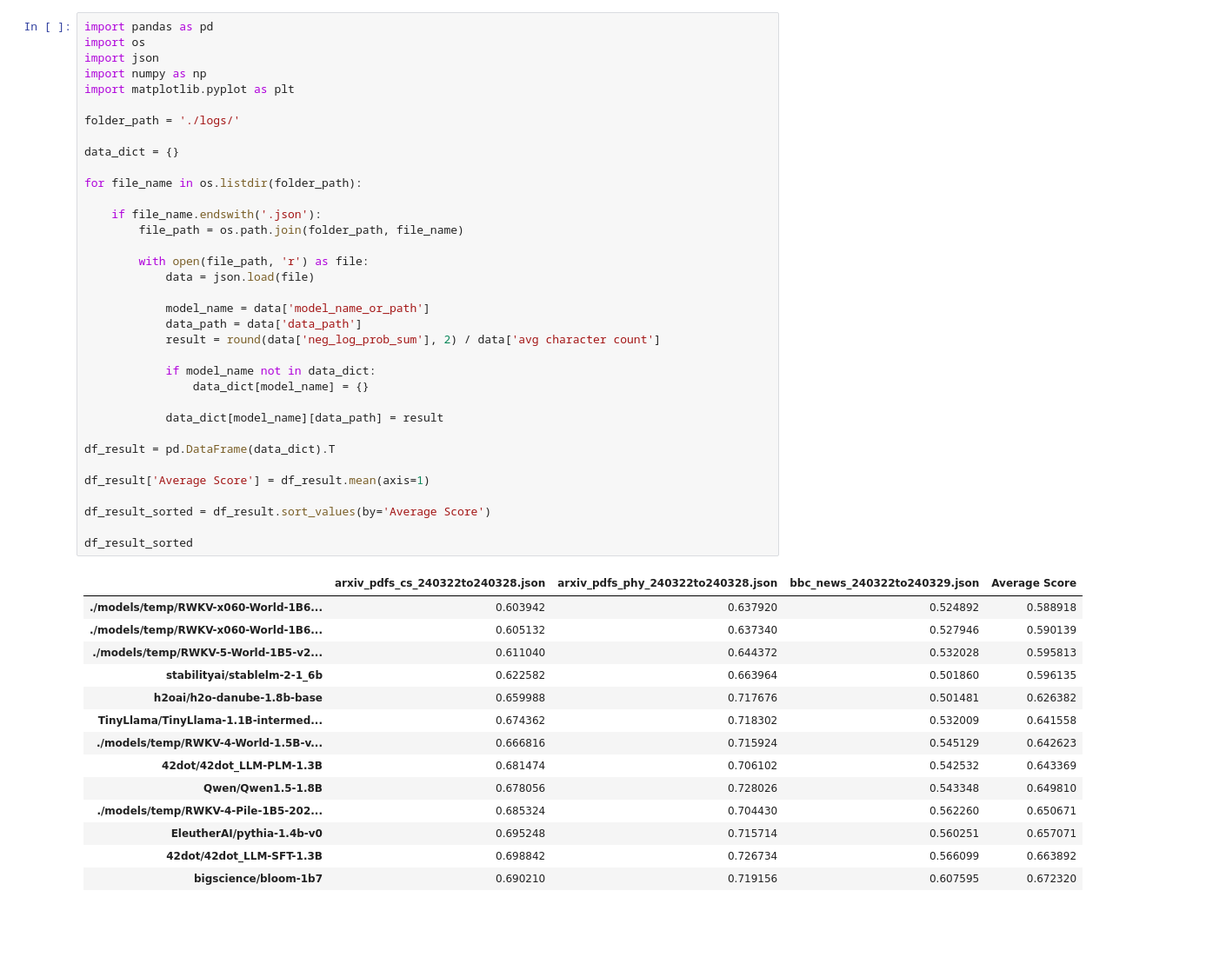
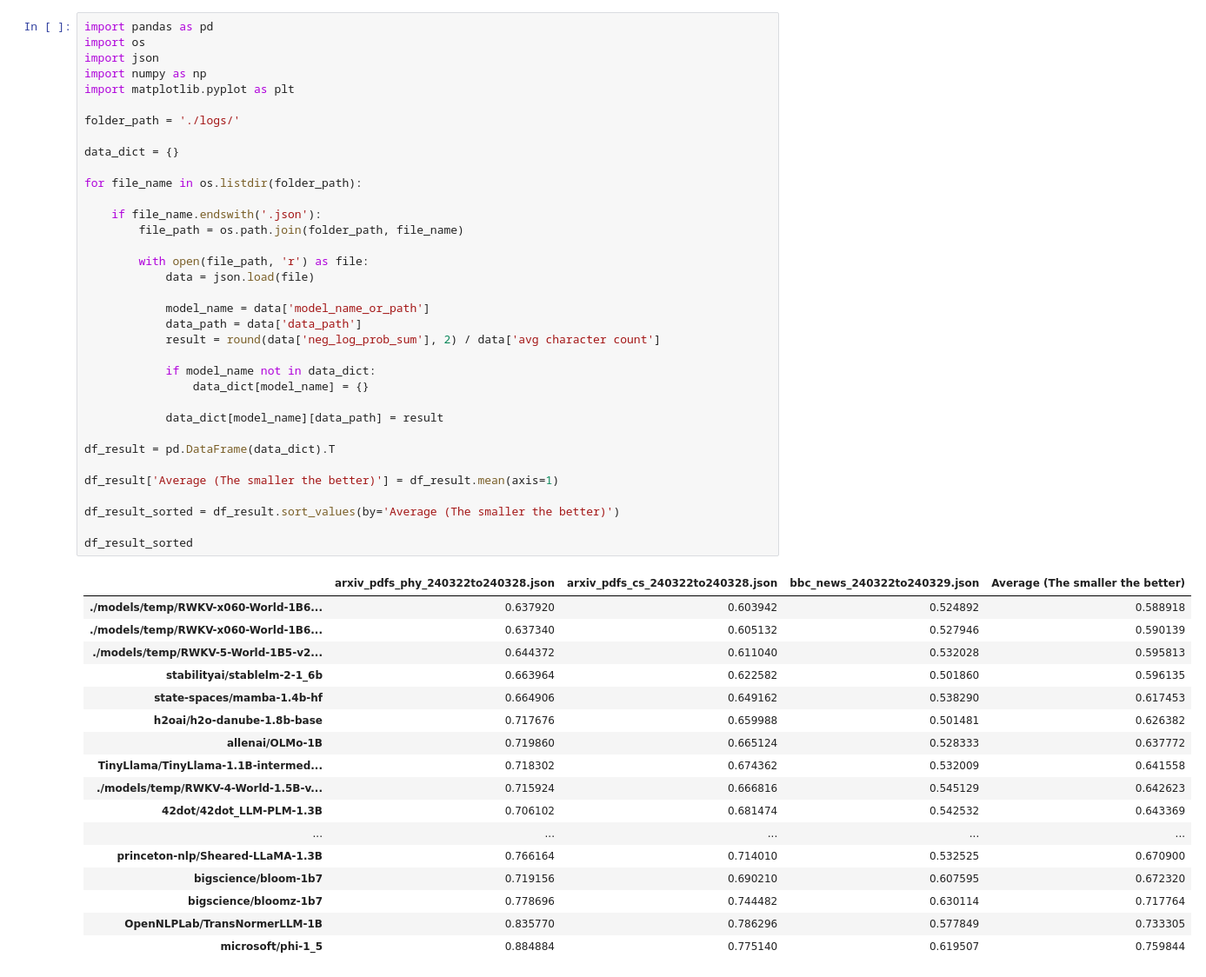
Before and after one commit to Jellyfish042/uncheatable_eval, a Jupyter notebook: show_results.ipynb, the cells around one changed output. Shown at 87% size. Saved outputs shown, nothing was run; the diff lists cells and outputs as text; blank space fills up the shorter version.

```diff
--- a/show_results.ipynb
+++ b/show_results.ipynb
@@ -5,49 +5,52 @@ import json
 import numpy as np
 import matplotlib.pyplot as plt
 
 folder_path = './logs/'
 
 data_dict = {}
 
 for file_name in os.listdir(folder_path):
 
     if file_name.endswith('.json'):
         file_path = os.path.join(folder_path, file_name)
 
         with open(file_path, 'r') as file:
             data = json.load(file)
 
             model_name = data['model_name_or_path']
             data_path = data['data_path']
             result = round(data['neg_log_prob_sum'], 2) / data['avg character count']
 
             if model_name not in data_dict:
                 data_dict[model_name] = {}
 
             data_dict[model_name][data_path] = result
 
 df_result = pd.DataFrame(data_dict).T
 
-df_result['Average Score'] = df_result.mean(axis=1)
+df_result['Average (The smaller the better)'] = df_result.mean(axis=1)
 
-df_result_sorted = df_result.sort_values(by='Average Score')
+df_result_sorted = df_result.sort_values(by='Average (The smaller the better)')
 
 df_result_sorted
 # %% [output]
-|  | arxiv_pdfs_cs_240322to240328.json | arxiv_pdfs_phy_240322to240328.json | bbc_news_240322to240329.json | Average Score |
-| ./models/temp/RWKV-x060-World-1B6... | 0.603942 | 0.637920 | 0.524892 | 0.588918 |
-| ./models/temp/RWKV-x060-World-1B6... | 0.605132 | 0.637340 | 0.527946 | 0.590139 |
-| ./models/temp/RWKV-5-World-1B5-v2... | 0.611040 | 0.644372 | 0.532028 | 0.595813 |
-| stabilityai/stablelm-2-1_6b | 0.622582 | 0.663964 | 0.501860 | 0.596135 |
-| h2oai/h2o-danube-1.8b-base | 0.659988 | 0.717676 | 0.501481 | 0.626382 |
-| TinyLlama/TinyLlama-1.1B-intermed... | 0.674362 | 0.718302 | 0.532009 | 0.641558 |
-| ./models/temp/RWKV-4-World-1.5B-v... | 0.666816 | 0.715924 | 0.545129 | 0.642623 |
-| 42dot/42dot_LLM-PLM-1.3B | 0.681474 | 0.706102 | 0.542532 | 0.643369 |
-| Qwen/Qwen1.5-1.8B | 0.678056 | 0.728026 | 0.543348 | 0.649810 |
-| ./models/temp/RWKV-4-Pile-1B5-202... | 0.685324 | 0.704430 | 0.562260 | 0.650671 |
-| EleutherAI/pythia-1.4b-v0 | 0.695248 | 0.715714 | 0.560251 | 0.657071 |
-| 42dot/42dot_LLM-SFT-1.3B | 0.698842 | 0.726734 | 0.566099 | 0.663892 |
-| bigscience/bloom-1b7 | 0.690210 | 0.719156 | 0.607595 | 0.672320 |
+|  | arxiv_pdfs_phy_240322to240328.json | arxiv_pdfs_cs_240322to240328.json | bbc_news_240322to240329.json | Average (The smaller the better) |
+| ./models/temp/RWKV-x060-World-1B6... | 0.637920 | 0.603942 | 0.524892 | 0.588918 |
+| ./models/temp/RWKV-x060-World-1B6... | 0.637340 | 0.605132 | 0.527946 | 0.590139 |
+| ./models/temp/RWKV-5-World-1B5-v2... | 0.644372 | 0.611040 | 0.532028 | 0.595813 |
+| stabilityai/stablelm-2-1_6b | 0.663964 | 0.622582 | 0.501860 | 0.596135 |
+| state-spaces/mamba-1.4b-hf | 0.664906 | 0.649162 | 0.538290 | 0.617453 |
+| h2oai/h2o-danube-1.8b-base | 0.717676 | 0.659988 | 0.501481 | 0.626382 |
+| allenai/OLMo-1B | 0.719860 | 0.665124 | 0.528333 | 0.637772 |
+| TinyLlama/TinyLlama-1.1B-intermed... | 0.718302 | 0.674362 | 0.532009 | 0.641558 |
+| ./models/temp/RWKV-4-World-1.5B-v... | 0.715924 | 0.666816 | 0.545129 | 0.642623 |
+| 42dot/42dot_LLM-PLM-1.3B | 0.706102 | 0.681474 | 0.542532 | 0.643369 |
+| ... | ... | ... | ... | ... |
+| princeton-nlp/Sheared-LLaMA-1.3B | 0.766164 | 0.714010 | 0.532525 | 0.670900 |
+| bigscience/bloom-1b7 | 0.719156 | 0.690210 | 0.607595 | 0.672320 |
+| bigscience/bloomz-1b7 | 0.778696 | 0.744482 | 0.630114 | 0.717764 |
+| OpenNLPLab/TransNormerLLM-1B | 0.835770 | 0.786296 | 0.577849 | 0.733305 |
+| microsoft/phi-1_5 | 0.884884 | 0.775140 | 0.619507 | 0.759844 |
 # %%
 from matplotlib.colors import LinearSegmentedColormap
 
```
Also changed, not shown: parts of 3 cells of this notebook.
